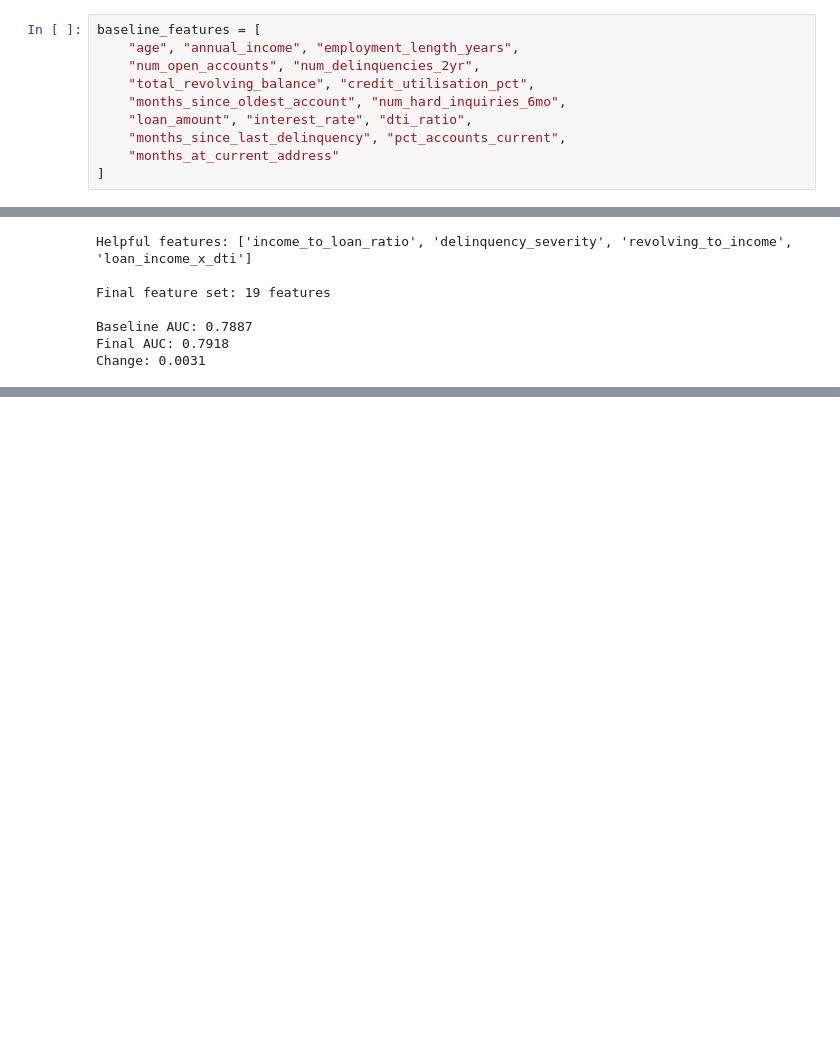
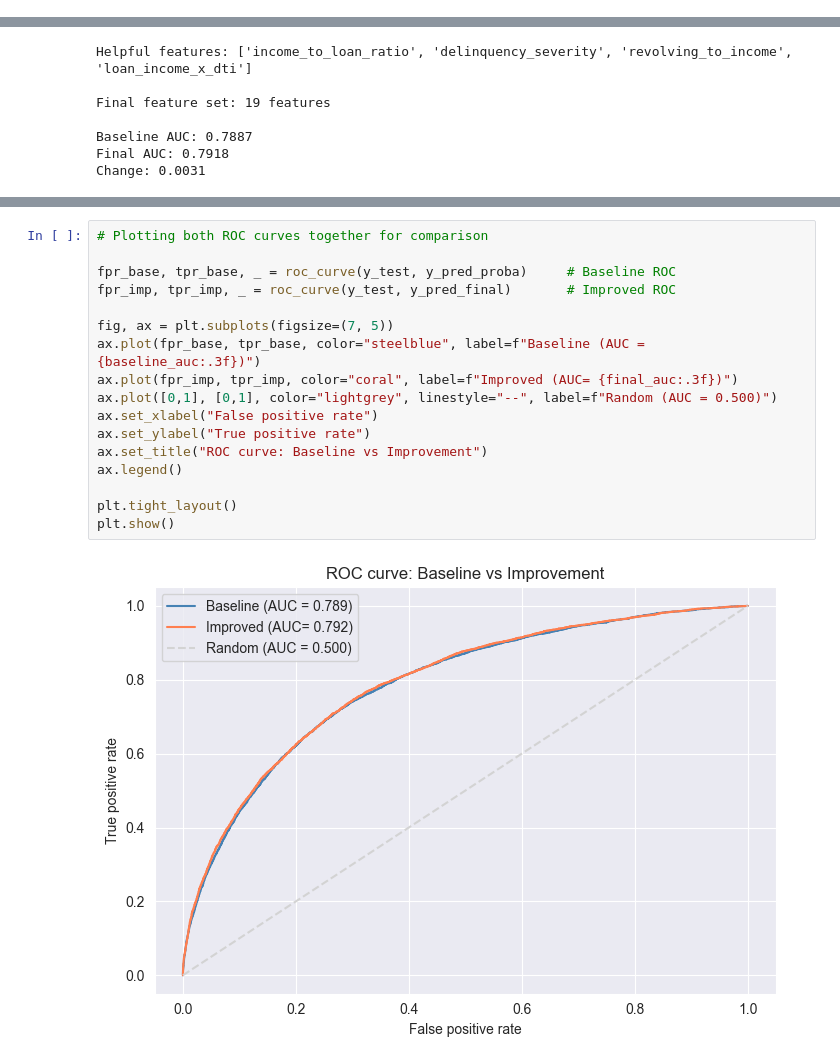
Before and after one commit to chillz-the-first/DataQuest_2026, a Jupyter notebook: notebooks/03_modeling.ipynb, the cells around one changed output, grey strips where cells are left out. Saved outputs shown, nothing was run; the diff lists cells and outputs as text; blank space fills up the shorter version.

Commit message:
feat: display summary of feature engineering, the models equation, and plotted both ROC curves for comparison

```diff
--- a/notebooks/03_modeling.ipynb
+++ b/notebooks/03_modeling.ipynb
@@ -79,16 +81,6 @@ plt.tight_layout()
 plt.show()
 # %% [output]
 [figure]
-# %%
-baseline_features = [
-    "age", "annual_income", "employment_length_years",
-    "num_open_accounts", "num_delinquencies_2yr",
-    "total_revolving_balance", "credit_utilisation_pct",
-    "months_since_oldest_account", "num_hard_inquiries_6mo",
-    "loan_amount", "interest_rate", "dti_ratio",
-    "months_since_last_delinquency", "pct_accounts_current",
-    "months_at_current_address"
-]
 # %%
 # Create all candidate features
 
@@ -225,0 +243,19 @@ Change: 0.0031
+# %%
+# Plotting both ROC curves together for comparison
+
+fpr_base, tpr_base, _ = roc_curve(y_test, y_pred_proba)     # Baseline ROC
+fpr_imp, tpr_imp, _ = roc_curve(y_test, y_pred_final)       # Improved ROC
+
+fig, ax = plt.subplots(figsize=(7, 5))
+ax.plot(fpr_base, tpr_base, color="steelblue", label=f"Baseline (AUC = {baseline_auc:.3f})")
+ax.plot(fpr_imp, tpr_imp, color="coral", label=f"Improved (AUC= {final_auc:.3f})")
+ax.plot([0,1], [0,1], color="lightgrey", linestyle="--", label=f"Random (AUC = 0.500)")
+ax.set_xlabel("False positive rate")
+ax.set_ylabel("True positive rate")
+ax.set_title("ROC curve: Baseline vs Improvement")
+ax.legend()
+
+plt.tight_layout()
+plt.show()
+# %% [output]
+[figure, added]
```
Also changed, not shown: parts of 3 cells of this notebook.
